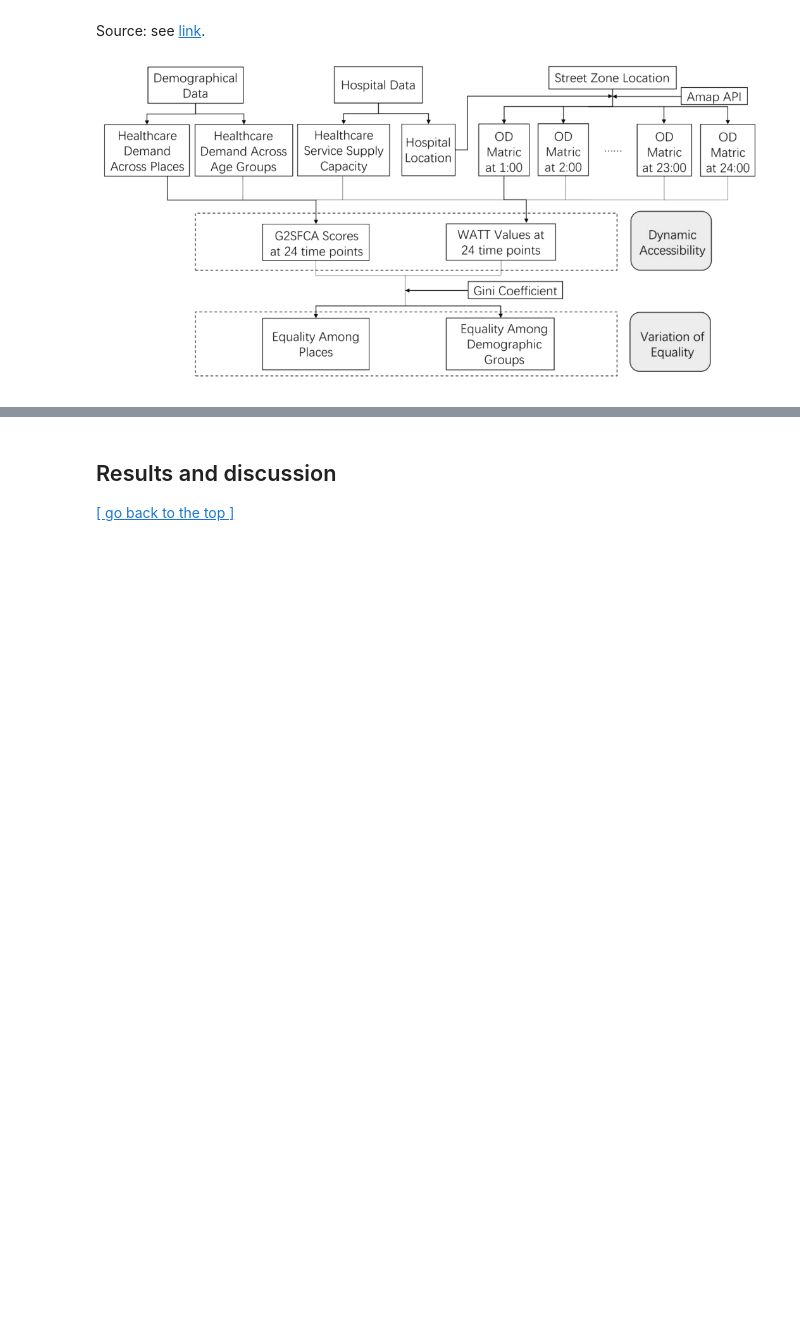
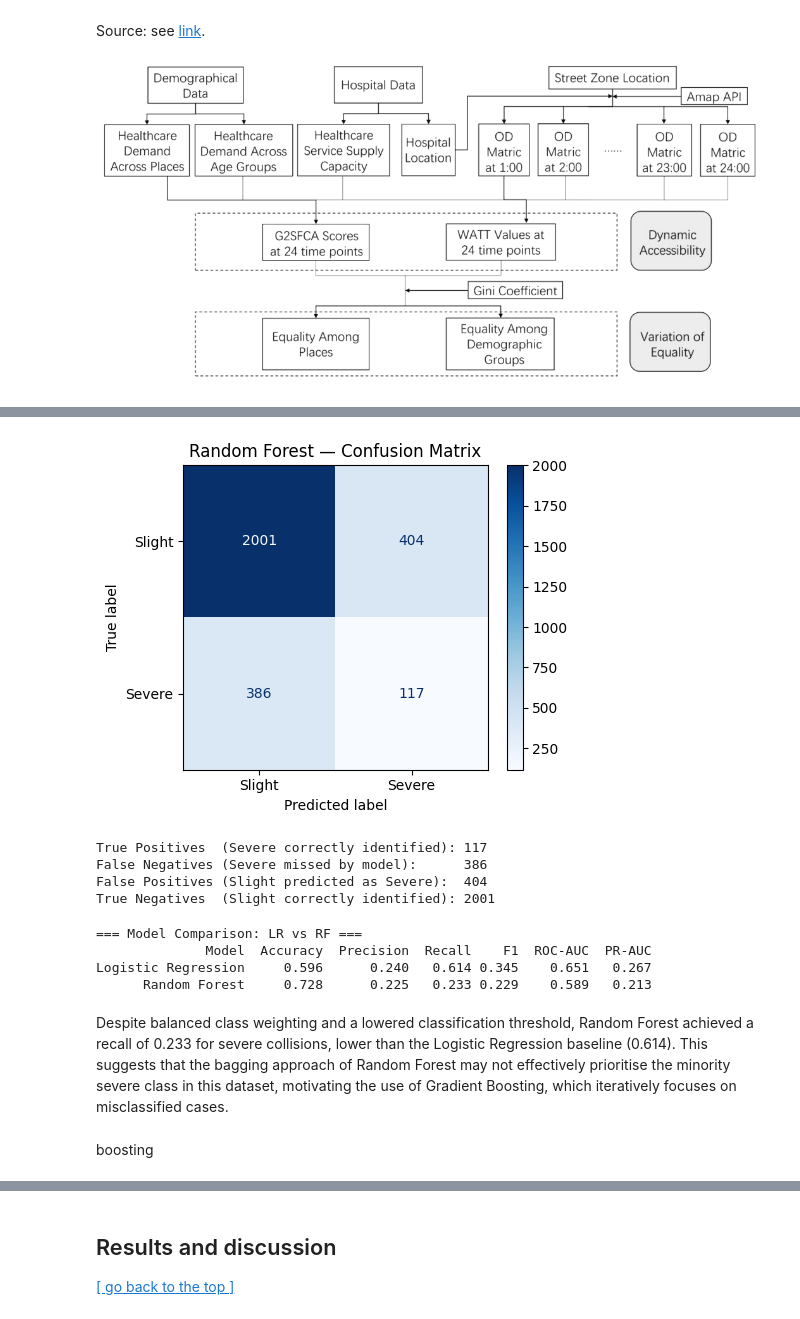
Before and after one commit to Alexia418/DSSS_Assessment, a Jupyter notebook: Submission.ipynb, the cells around one changed output, grey strips where cells are left out. Cells and saved outputs as stored; diff of their text form; code cells hidden in the pictures; blank space fills up the shorter version.

Commit message:
boost

```diff
--- a/Submission.ipynb
+++ b/Submission.ipynb
@@ -690,0 +1010,40 @@ Source: see [link](https://linkinghub.elsevier.com/retrieve/pii/S221067072200443
+# %%
+# Visualise Random Forest confusion matrix to inspect false negative distribution
+
+fig, ax = plt.subplots(figsize=(5, 4))
+ConfusionMatrixDisplay.from_predictions(
+    y_test, y_pred_rf,
+    display_labels=['Slight', 'Severe'],
+    cmap='Blues',
+    ax=ax
+)
+ax.set_title('Random Forest — Confusion Matrix', fontsize=12)
+plt.tight_layout()
+plt.show()
+
+tn, fp, fn, tp = confusion_matrix(y_test, y_pred_rf).ravel()
+print(f"True Positives  (Severe correctly identified): {tp}")
+print(f"False Negatives (Severe missed by model):      {fn}")
+print(f"False Positives (Slight predicted as Severe):  {fp}")
+print(f"True Negatives  (Slight correctly identified): {tn}")
+# %% [output]
+[figure, added]
+True Positives  (Severe correctly identified): 117
+False Negatives (Severe missed by model):      386
+False Positives (Slight predicted as Severe):  404
+True Negatives  (Slight correctly identified): 2001
+# %%
+# Compare Logistic Regression and Random Forest metrics side by side
+
+comparison = pd.DataFrame([lr_metrics, rf_metrics])
+print("=== Model Comparison: LR vs RF ===")
+print(comparison.to_string(index=False))
+# %% [output]
+=== Model Comparison: LR vs RF ===
+              Model  Accuracy  Precision  Recall    F1  ROC-AUC  PR-AUC
+Logistic Regression     0.596      0.240   0.614 0.345    0.651   0.267
+      Random Forest     0.728      0.225   0.233 0.229    0.589   0.213
+# %% [markdown]
+Despite balanced class weighting and a lowered classification threshold, Random Forest achieved a recall of 0.233 for severe collisions, lower than the Logistic Regression baseline (0.614). This suggests that the bagging approach of Random Forest may not effectively prioritise the minority severe class in this dataset, motivating the use of Gradient Boosting, which iteratively focuses on misclassified cases.
+# %% [markdown]
+boosting
```
Also changed, not shown: parts of 20 cells of this notebook, 1 other file.
